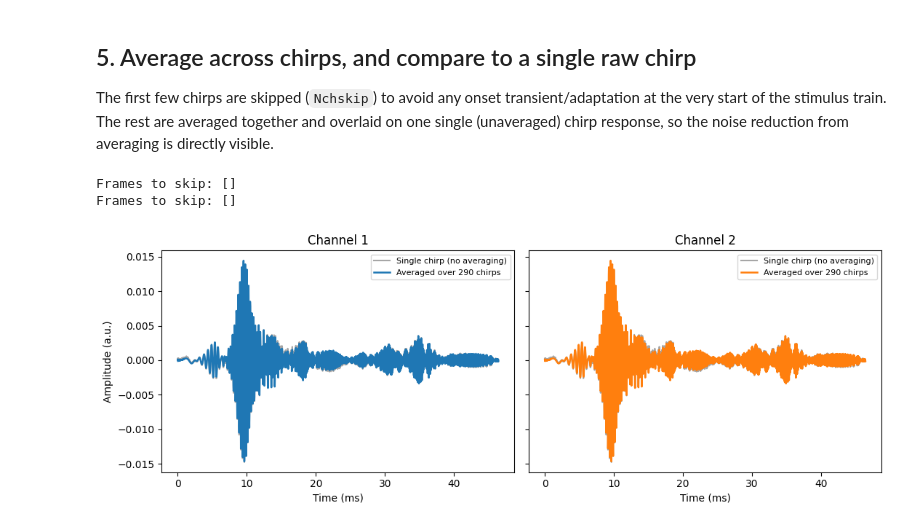
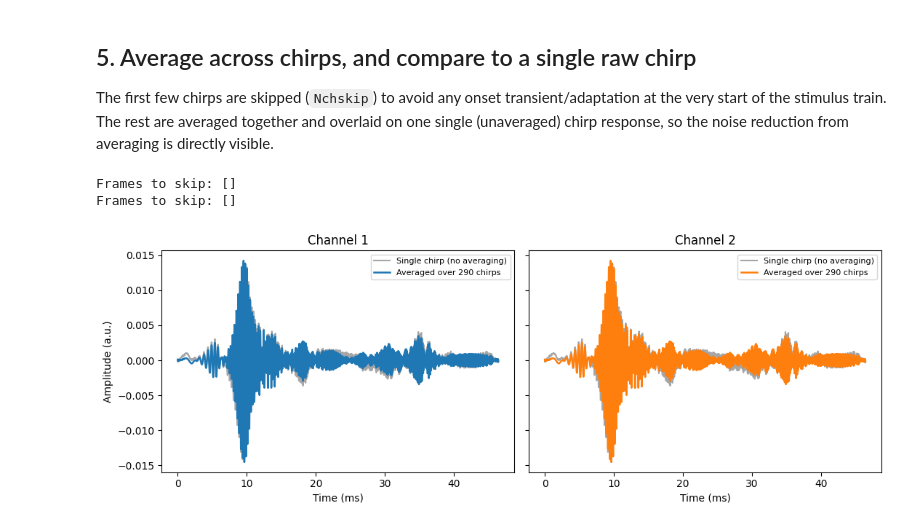
Before and after one commit to vencov/FAV_upsidedown, a Jupyter notebook: TutOEME/EX_chirp_time_averaging.ipynb, the cells around one changed output. Cells and saved outputs as stored; diff of their text form; code cells hidden in the pictures.

```diff
--- a/TutOEME/EX_chirp_time_averaging.ipynb
+++ b/TutOEME/EX_chirp_time_averaging.ipynb
@@ -183,36 +183,36 @@ print("Frames to skip:", frames_to_skip2)
 valid_columns1 = np.setdiff1d(np.arange(y1_epochs[Nchskip:].shape[0]), frames_to_skip1)
 valid_columns2 = np.setdiff1d(np.arange(y2_epochs[Nchskip:].shape[0]), frames_to_skip2)
 # Compute the mean only for the selected columns
-y_avg1 = np.mean(y1_epochs[Nchskip:][:, valid_columns1], axis=1)
-y_avg2 = np.mean(y2_epochs[Nchskip:][:, valid_columns2], axis=1)
+y1_avg = np.mean(y1_epochs[Nchskip:][valid_columns1,:], axis=0)
+y2_avg = np.mean(y2_epochs[Nchskip:][valid_columns2,:], axis=0)
 
 
 single_idx = Nchskip  # the first chirp actually used in the average, for a fair comparison
 
 fig, axs = plt.subplots(1, 2, figsize=(11, 4), sharey=True)
 
 axs[0].plot(t_ms, y1_epochs[single_idx], color='gray', alpha=0.7,
             label='Single chirp (no averaging)')
 axs[0].plot(t_ms, y1_avg, color='C0', linewidth=1.8,
             label=f'Averaged over {Nchirps - Nchskip} chirps')
 axs[0].set_title('Channel 1')
 
 axs[1].plot(t_ms, y2_epochs[single_idx], color='gray', alpha=0.7,
             label='Single chirp (no averaging)')
 axs[1].plot(t_ms, y2_avg, color='C1', linewidth=1.8,
             label=f'Averaged over {Nchirps - Nchskip} chirps')
 axs[1].set_title('Channel 2')
 
 for ax in axs:
     ax.set_xlabel('Time (ms)')
     ax.legend(loc='upper right', fontsize=8)
 axs[0].set_ylabel('Amplitude (a.u.)')
 plt.tight_layout()
 plt.show()
 # %% [output]
 Frames to skip: []
 Frames to skip: []
-[figure, old version]
+[figure, new version]
 # %%
 
 
```
Also changed, not shown: parts of 2 cells of this notebook.
